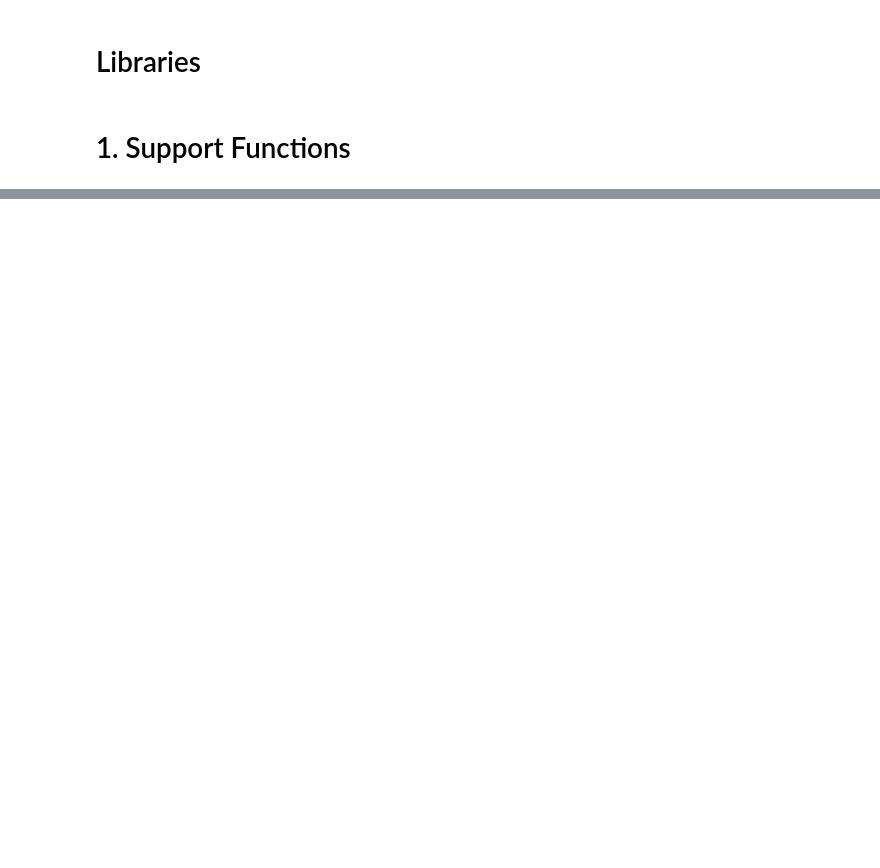
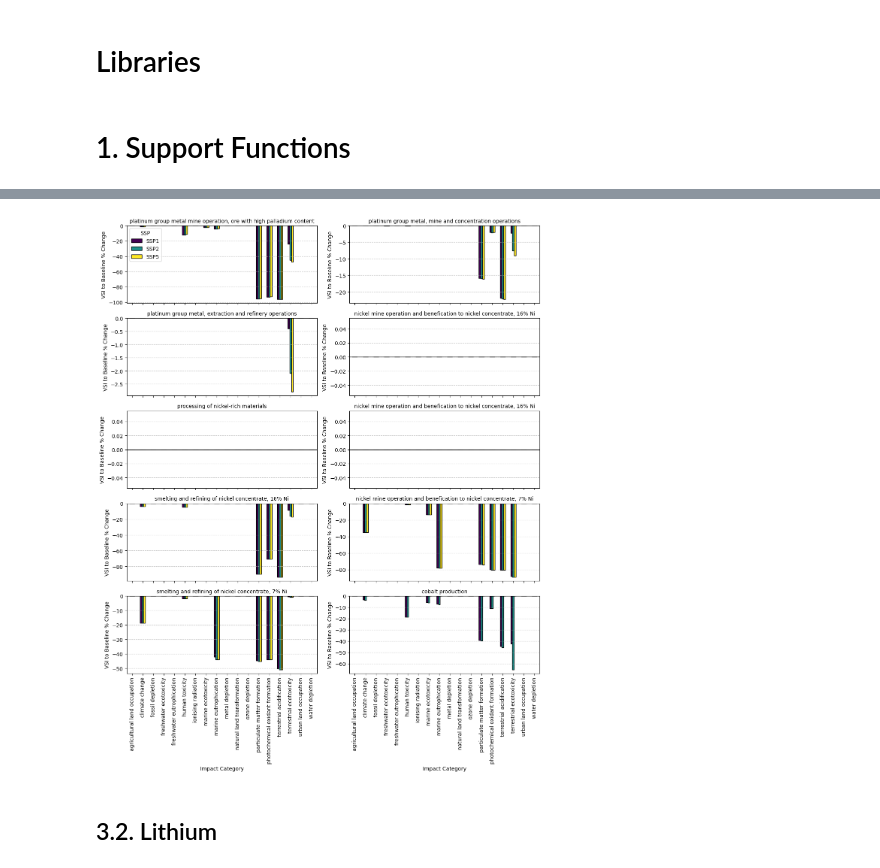
Before and after one commit to bernardomendonca/plca-NMC-oxide-BM-PhD, a Jupyter notebook: 8_synthesis.ipynb, the cells around one changed output, grey strips where cells are left out. Cells and saved outputs as stored; diff of their text form; code cells hidden in the pictures; blank space fills up the shorter version.

```diff
--- a/8_synthesis.ipynb
+++ b/8_synthesis.ipynb
@@ -169,5 +9,0 @@ AttributeError: 'tuple' object has no attribute 'decode'
-# %%
-# Define the activity and scenarios
-activity_name = 'smelting and refining of nickel concentrate, 7% Ni'
-reference_product = 'nickel, class 1'
-location ='CN'
@@ -253,0 +134,21 @@ results
+# %%
+def preprocess_results(final_results_df):
+    """
+    Prepares the final_results_df for plotting by:
+    - Rounding 'VSI to baseline change %' to 1 decimal place
+    - Extracting only the middle term from 'Impact Category'
+    - Ensuring numeric data types for proper plotting
+    """
+    df_cleaned = final_results_df.copy()
+
+    # Ensure 'VSI to baseline change %' is numeric and round it
+    df_cleaned["VSI to baseline change %"] = pd.to_numeric(
+        df_cleaned["VSI to baseline change %"], errors="coerce"
+    ).round(1)
+
+    # Extract only the middle term from impact category (e.g., 'terrestrial acidification')
+    df_cleaned["Impact Short"] = df_cleaned["Impact Category"].apply(
+        lambda x: eval(x)[1] if isinstance(x, str) else x[1]
+    )
+
+    return df_cleaned
@@ -253,0 +311,7 @@ results
+# %%
+# Example
+plot_all_activities_together(activities_ni)
+# %% [output]
+[figure, added]
+# %% [markdown]
+## 3.2. Lithium
```
Also changed, not shown: parts of 37 cells of this notebook, 6 other files.
